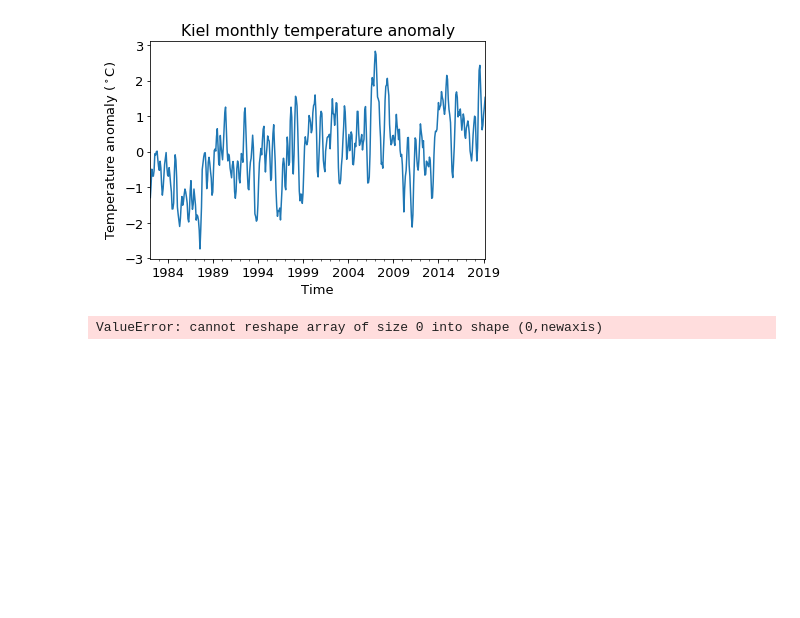
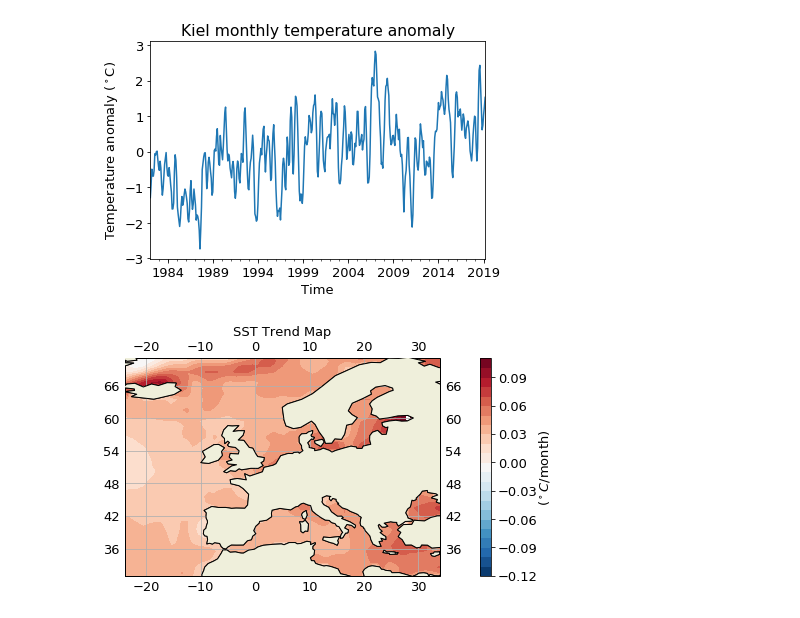
Before and after one commit to SebBub/climAPC2, a Jupyter notebook: Python_Scripts/Exercise_1_clim_var.ipynb, the cells around one changed output. Cells and saved outputs as stored; diff of their text form; code cells hidden in the pictures; blank space fills up the shorter version.

Commit message:
Regression map now working

```diff
--- a/Python_Scripts/Exercise_1_clim_var.ipynb
+++ b/Python_Scripts/Exercise_1_clim_var.ipynb
@@ -244,35 +229,3 @@ ax5.set(xlabel='Time', ylabel='Temperature anomaly ($^\circ$C)', title='Kiel mon
 fig5.show()
 # %% [output]
 [figure]
-# %%
-#%%
-# Create a map of the trends using the function 'sigtrendmap.m'. Was there a significant trend anywhere else?
-# If you are in the precipitation group, please use precipitable water. Feel free to follow 'example_3.m' to complete this task.
-
-# http://atedstone.github.io/rate-of-change-maps/
-
-vals = sst_eu.dropna(dim='time',how='any',thresh=None).values #here we also delete any timestep with NaNs included in the array because
-# polyfit cannot handle NaNs
-months = range(0, len(sst_eu.dropna(dim='time').time.values)) #because the months are stored as numpy datetime we need some ascending list of integers
-# as our "x-coordinate" for performing a linear regression over time
-vals2 = vals.reshape(len(months), -1)
-regressions = np.polyfit(months, vals2, 1)
-
-# TODO percentile function in np
-# should accept multidimensional arrays
-# filter out with where()
-# https://numpy.org/doc/stable/reference/generated/numpy.ma.polyfit.html
-
-trends_month = regressions[0,:].reshape(vals.shape[1], vals.shape[2])
-trends_year = trends_month * 12
-
-# now rebuild an Xarray dataarray with the numpy array that contains the trends
-trends_array = xr.DataArray(data=trends_year,
-                            coords=[('lat',airtemp_da_rm.lat.values), ('lon',airtemp_da_rm.lon.values)],
-                            name='Trends in air temperature',
-                            attrs=dict(
-                                description="Linear air temperature trends",
-                                units="degC / year"
-                            ))
-# %% [output]
-ValueError: cannot reshape array of size 0 into shape (0,newaxis)
@@ -278,0 +253,28 @@ ValueError: cannot reshape array of size 0 into shape (0,newaxis)
+# %%
+trends_month = regressions[0,:].reshape(sst_eu_mask.shape[1], sst_eu_mask.shape[2])
+trends_year = trends_month * 12
+
+# now rebuild an Xarray dataarray with the numpy array that contains the trends
+trends_array = xr.DataArray(data=trends_year,
+                            coords=[('lat',sst_eu.lat.values), ('lon',sst_eu.lon.values)],
+                            name='Trends in sst',
+                            attrs=dict(
+                                description="Linear sst trends",
+                                units="degC / year"
+                            ))
+# %%
+fig = plt.figure(figsize=(9,4))
+projection = ccrs.PlateCarree()
+ax = plt.axes(projection=projection)
+ax.set_extent((-24, 34, 31, 71), crs=projection)
+ax.add_feature(cfeature.LAND, zorder=100, edgecolor='k')
+ax.coastlines()
+x = ax.contourf(lon_eu,lat_eu,trends_array, np.arange(-.12,.12,.01), cmap = 'RdBu_r')
+cbar = plt.colorbar(x, fraction=.043, pad=0.08)
+cbar.set_label("($^\circ C$/month)", labelpad=-1)
+gridlines = ax.gridlines(draw_labels=True)
+#plot title
+ax.text(.5,1.15, 'SST Trend Map', va='top',ha='center', rotation='horizontal', rotation_mode= 'anchor',transform=ax.transAxes)
+plt.show()
+# %% [output]
+[figure, added]
```
Also changed, not shown: parts of 2 cells of this notebook.
